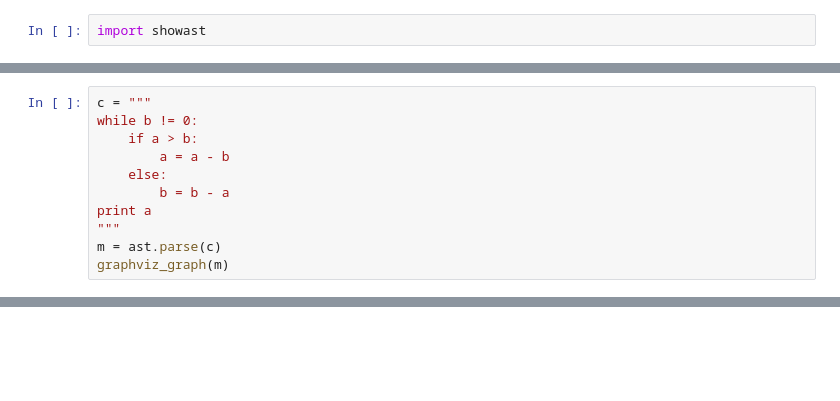
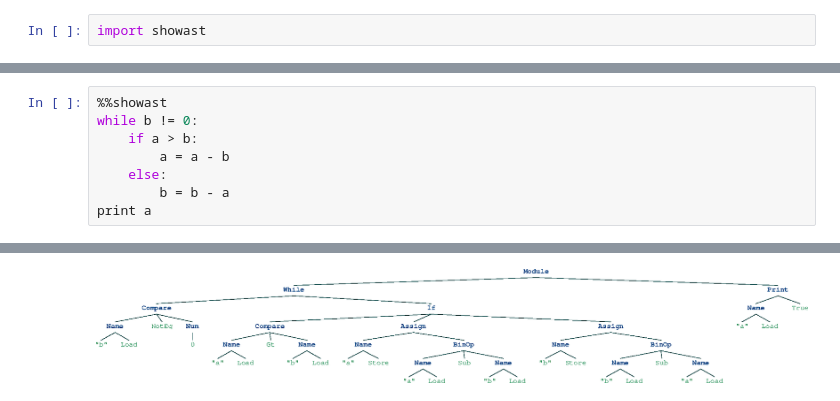
Before and after one commit to hchasestevens/show_ast, a Jupyter notebook: Example.ipynb, the cells around one changed output, grey strips where cells are left out. Saved outputs shown, nothing was run; the diff lists cells and outputs as text; blank space fills up the shorter version.

Commit message:
Refactor; finish known graphviz implementation requirements - Issue #1

```diff
--- a/Example.ipynb
+++ b/Example.ipynb
@@ -106,12 +83,9 @@ g
 # %%
-c = """
+%%showast
 while b != 0:
     if a > b:
         a = a - b
     else:
         b = b - a
 print a
-"""
-m = ast.parse(c)
-graphviz_graph(m)
 # %% [output]
@@ -118,0 +92 @@ graphviz_graph(m)
+[figure, added]
```
Also changed, not shown: parts of 26 cells of this notebook, 7 other files.
